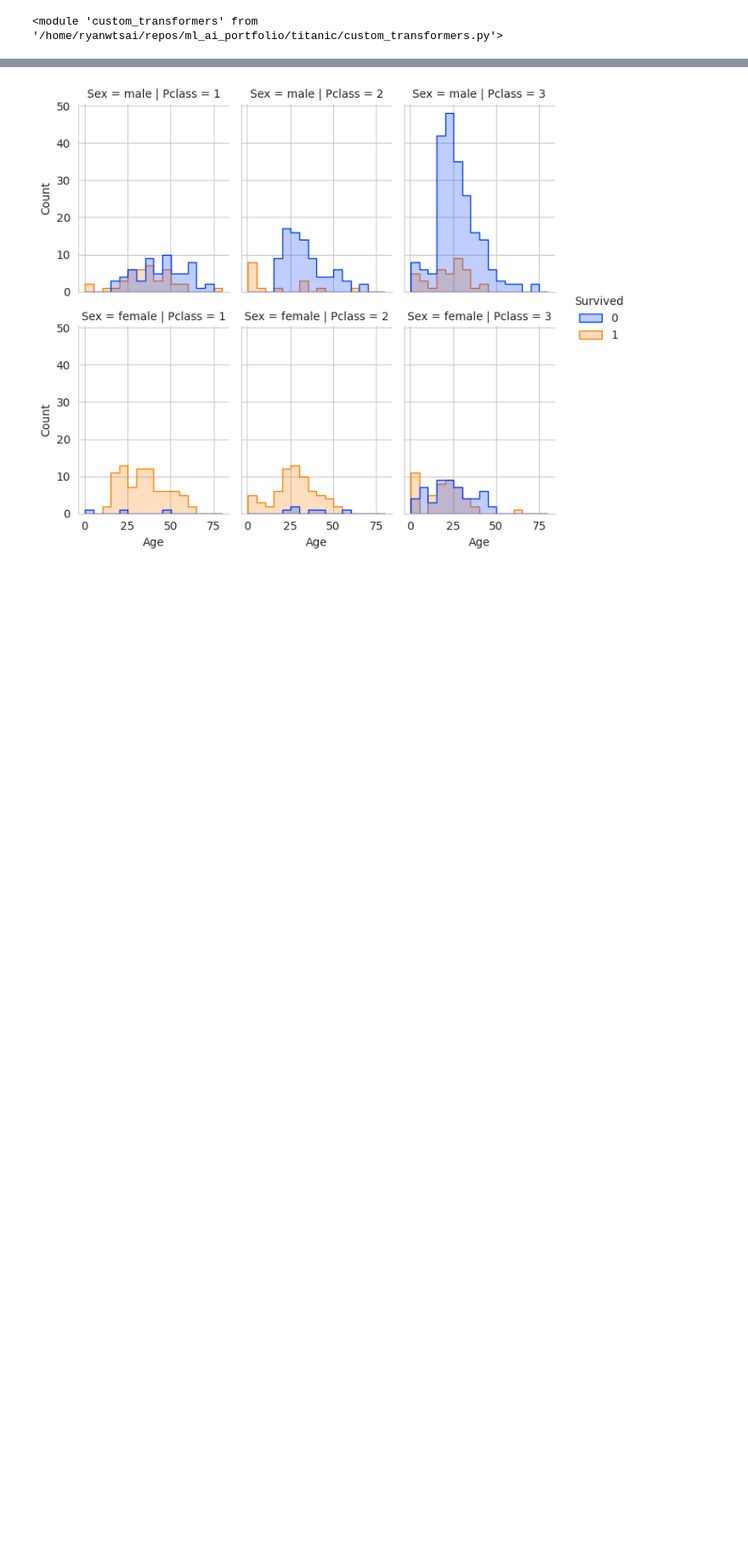
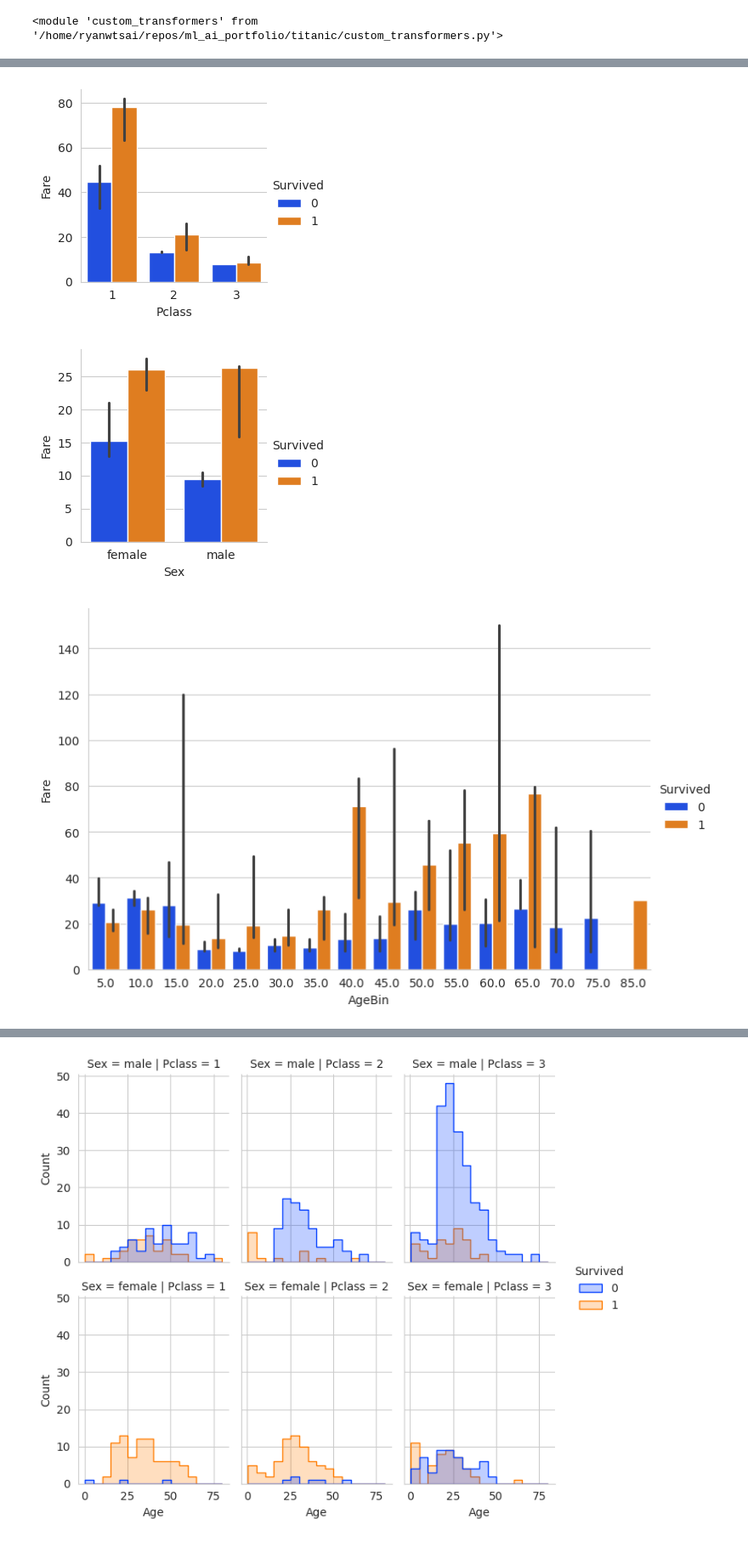
Before and after one commit to rfdspeng/ml_ai_portfolio, a Jupyter notebook: titanic/titanic.ipynb, the cells around one changed output, grey strips where cells are left out. Shown at 85% size. Drawn from its saved outputs; the diff is of its cells as text; code cells hidden in the pictures; blank space fills up the shorter version.

```diff
--- a/titanic/titanic.ipynb
+++ b/titanic/titanic.ipynb
@@ -103,0 +153,11 @@ g = sns.displot(df_out, x="FamilySize", hue="Survived", element="step", discrete
+# %%
+# Life Is Pay 2 Win
+
+# Controlling for Pclass, does Fare affect survival? Yes, big difference in median (which is important when considering tree splits)
+g = sns.catplot(df_out, kind="bar", x="Pclass", y="Fare", estimator="median", hue="Survived", palette="bright", height=3) # Using median reduces outlier effect
+g = sns.catplot(df_out, kind="bar", x="Sex", y="Fare", estimator="median", hue="Survived", palette="bright", height=3)
+g = sns.catplot(df_out, kind="bar", x="AgeBin", y="Fare", estimator="median", hue="Survived", palette="bright", aspect=1.5)
+# %% [output]
+[figure, added]
+[figure, added]
+[figure, added]
```
Also changed, not shown: parts of 11 cells of this notebook, 1 other file.
